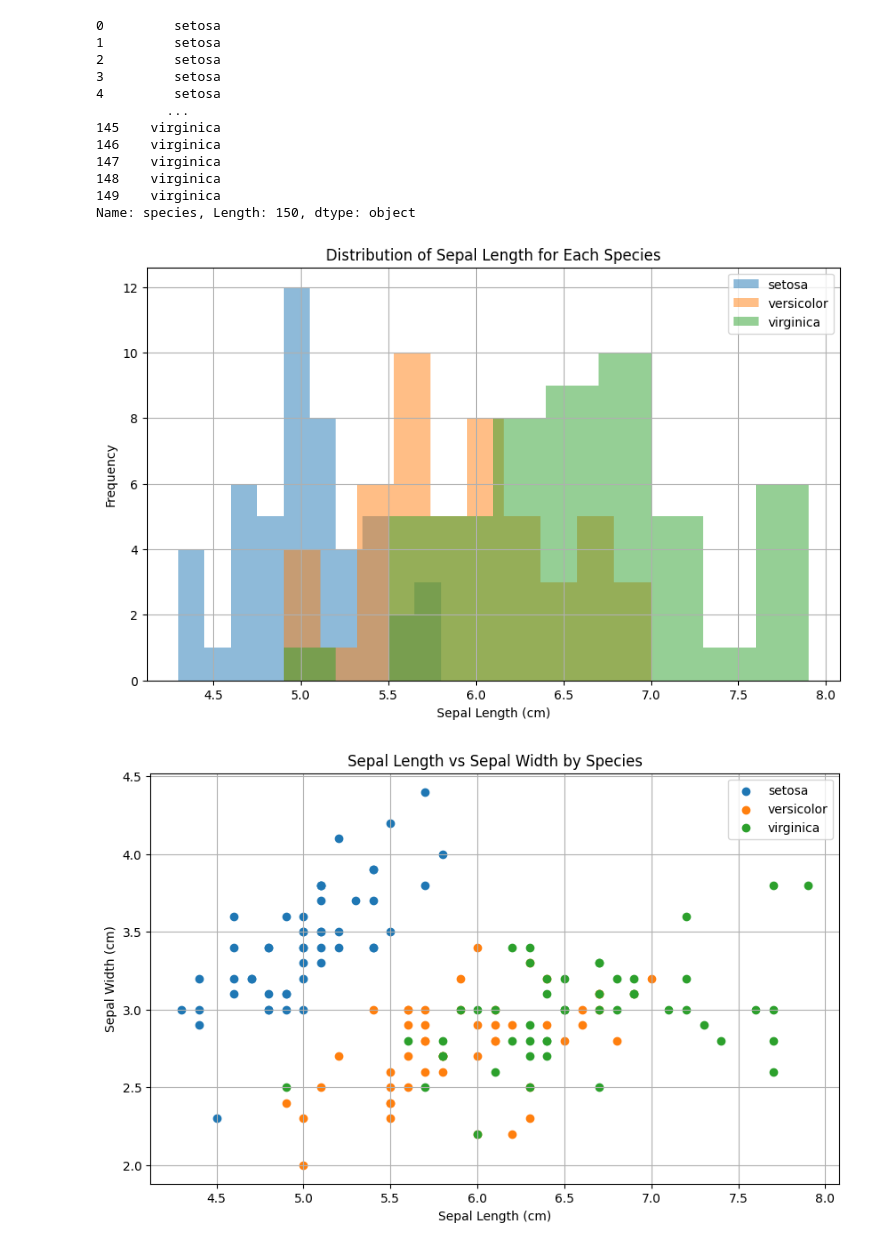
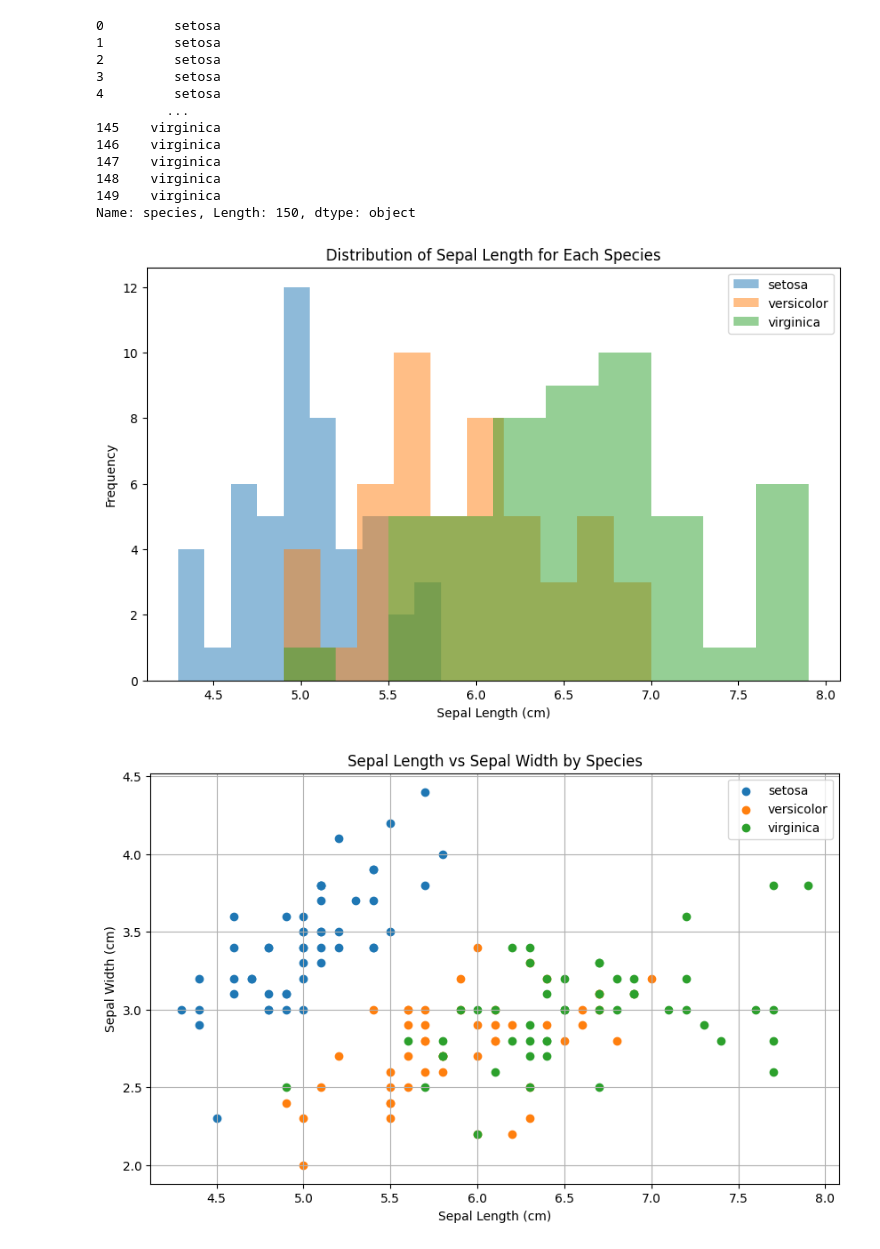
Before and after one commit to ahmed2402/Learning-Matplotlib, a Jupyter notebook: Lecture 1.ipynb, the cells around one changed output. Saved outputs shown, nothing was run; the diff lists cells and outputs as text; code cells hidden in the pictures.

```diff
--- a/Lecture 1.ipynb
+++ b/Lecture 1.ipynb
@@ -236,18 +236,20 @@ Name: species, Length: 150, dtype: object
 # %%
 # Plotting the distribution of sepal length for each species
 plt.figure(figsize=(10, 6))
 for species in iris_df['species'].unique():
+    # print(species)
     subset = iris_df[iris_df['species'] == species]
+    # print(subset)
     plt.hist(subset['sepal length (cm)'], alpha=0.5, label=species)
 
 plt.title('Distribution of Sepal Length for Each Species')
 plt.xlabel('Sepal Length (cm)')
 plt.ylabel('Frequency')
 plt.legend()
-plt.grid(True)
+# plt.grid(True)
 plt.show()
 # %% [output]
-[figure, old version]
+[figure, new version]
 # %%
 # Scatter plot of sepal length vs sepal width
 plt.figure(figsize=(10, 6))
```
Also changed, not shown: parts of 4 cells of this notebook, 1 other file.
